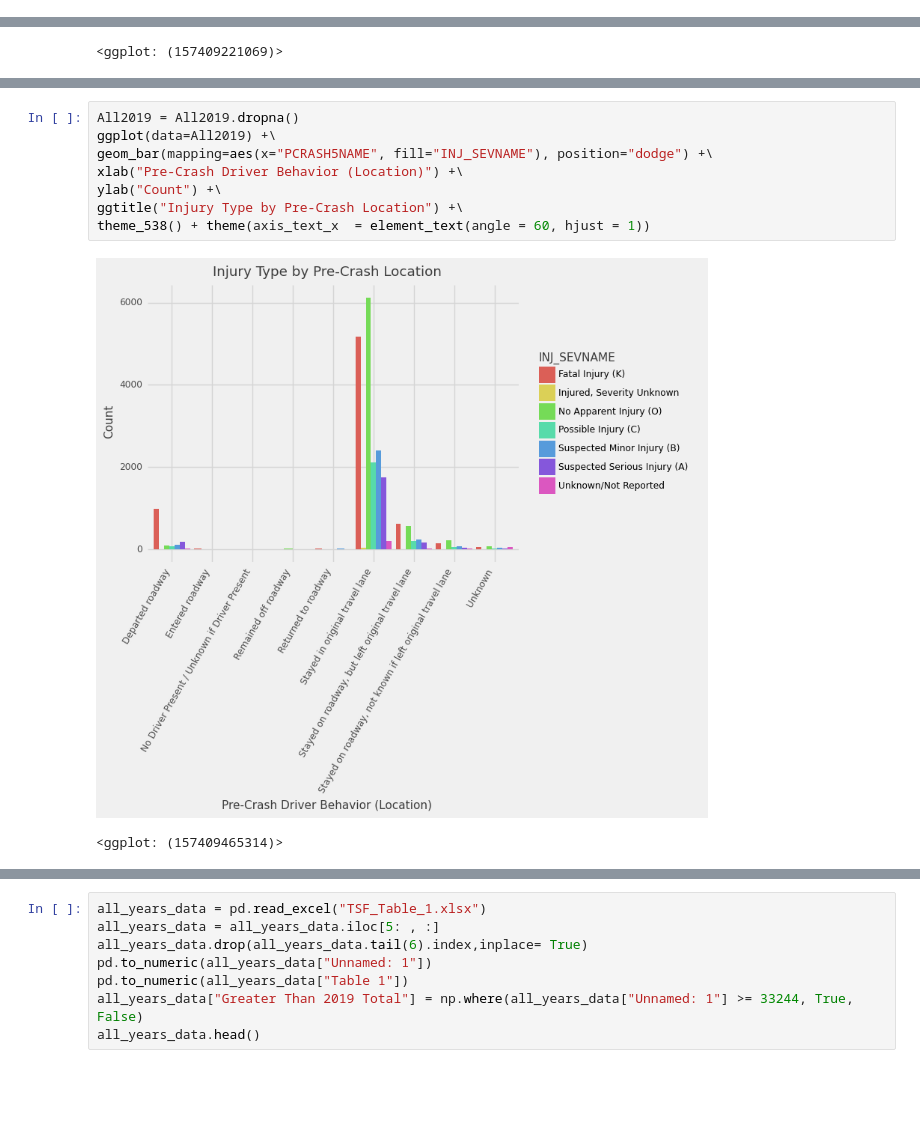
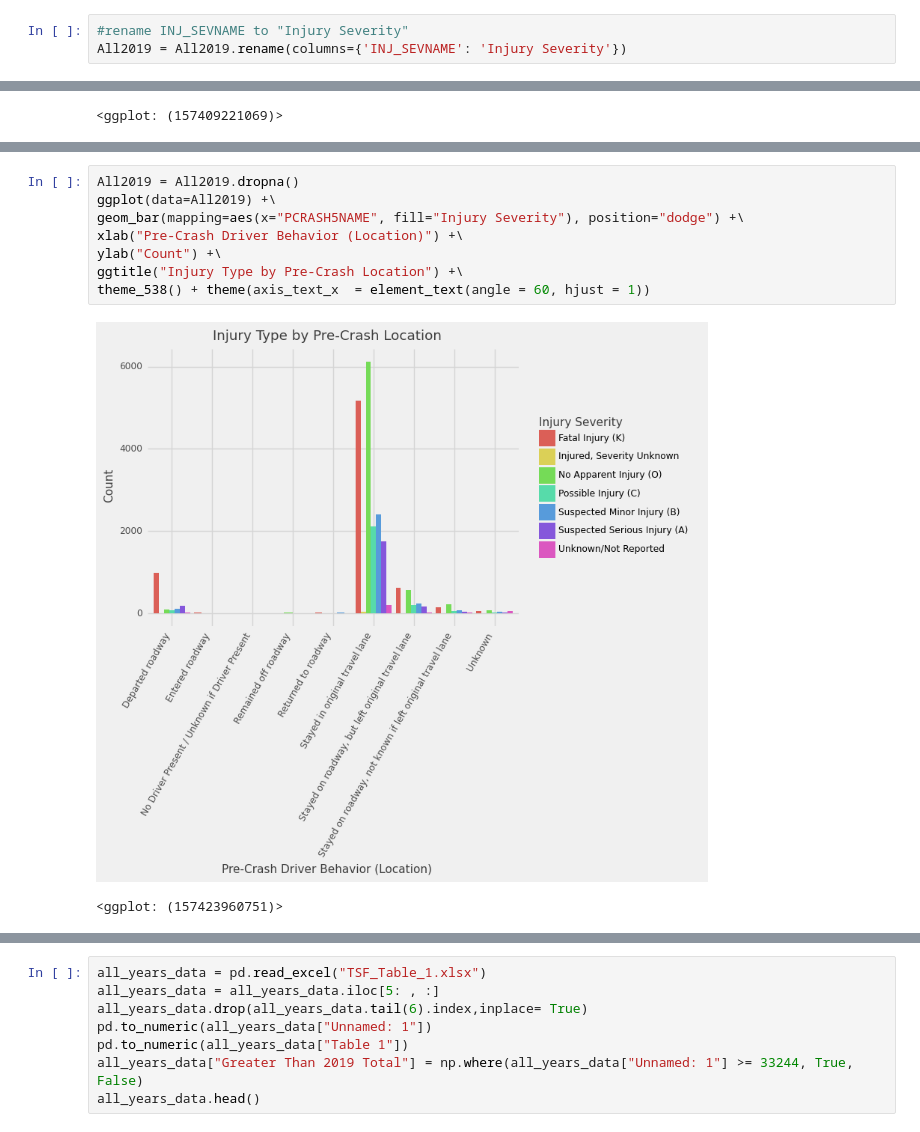
Before and after one commit to joshrrosen/PPOL564-Final-Project, a Jupyter notebook: MISC_Viz.ipynb, the cells around one changed output, grey strips where cells are left out. Saved outputs shown, nothing was run; the diff lists cells and outputs as text; blank space fills up the shorter version.

Commit message:
11/28 --minor fixes to variable names

```diff
--- a/MISC_Viz.ipynb
+++ b/MISC_Viz.ipynb
@@ -96,0 +87,3 @@ theme_538() + theme(axis_text_x  = element_text(angle = 45, hjust = 1))
+# %%
+#rename INJ_SEVNAME to "Injury Severity"
+All2019 = All2019.rename(columns={'INJ_SEVNAME': 'Injury Severity'})
@@ -384,14 +387,14 @@ theme_538() + theme(axis_text_x  = element_text(angle = 60, hjust = 1))
 # %%
 All2019 = All2019.dropna()
 ggplot(data=All2019) +\
-geom_bar(mapping=aes(x="PCRASH5NAME", fill="INJ_SEVNAME"), position="dodge") +\
+geom_bar(mapping=aes(x="PCRASH5NAME", fill="Injury Severity"), position="dodge") +\
 xlab("Pre-Crash Driver Behavior (Location)") +\
 ylab("Count") +\
 ggtitle("Injury Type by Pre-Crash Location") +\
 theme_538() + theme(axis_text_x  = element_text(angle = 60, hjust = 1))
 # %% [output]
-[figure, old version]
+[figure, new version]
-<ggplot: (157409465314)>
+<ggplot: (157423960751)>
 # %%
 All2019 = All2019.dropna()
 ggplot(data=All2019) +\
```
Also changed, not shown: parts of 18 cells of this notebook.
